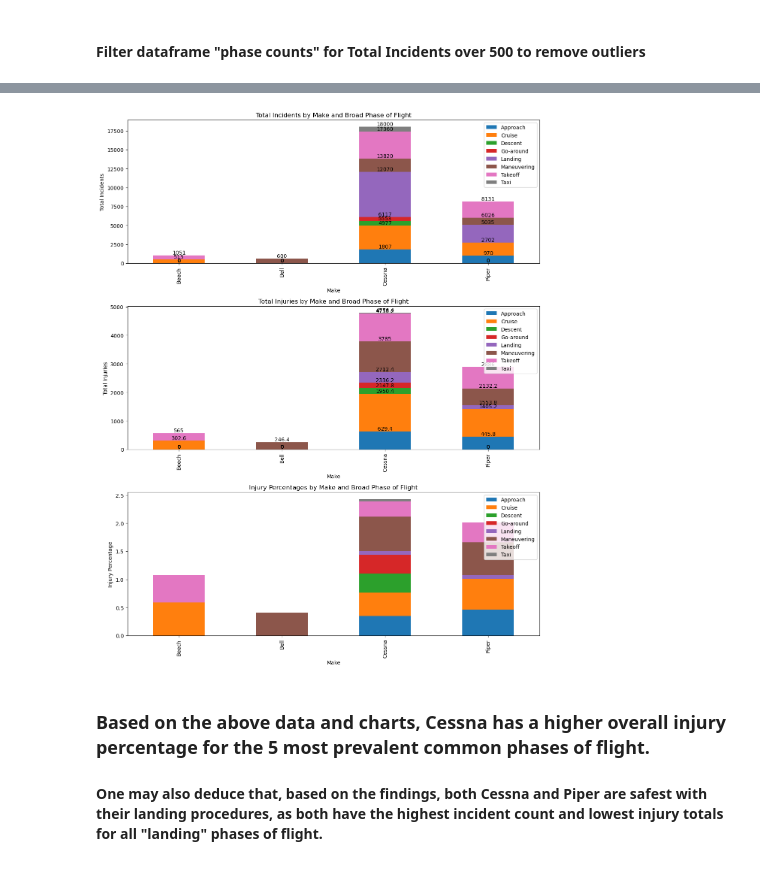
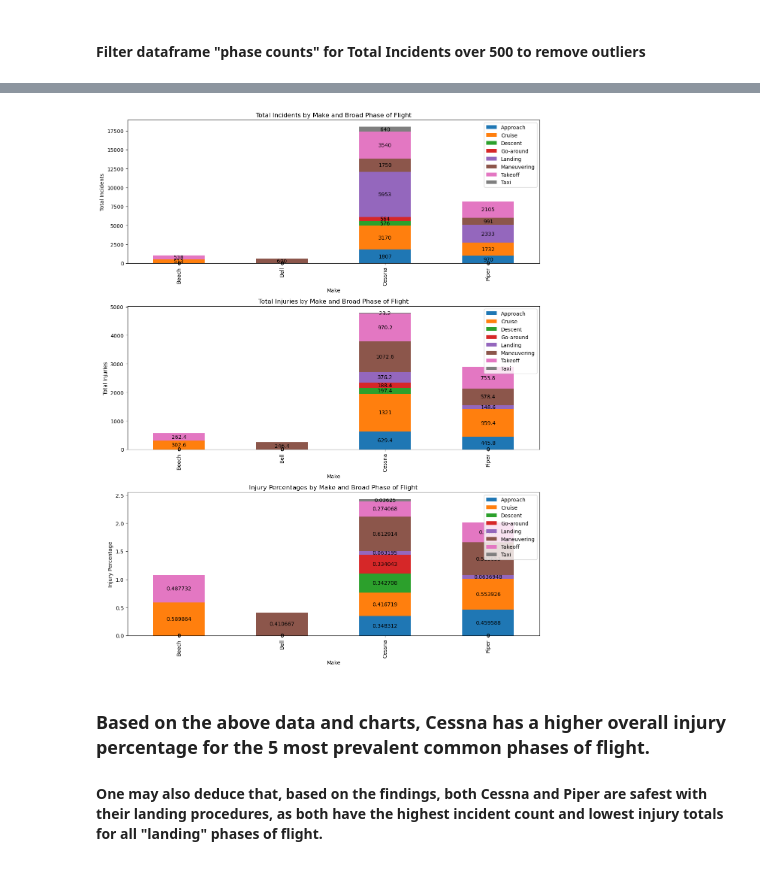
Before and after one commit to nealiyer88/Aviation-Data, a Jupyter notebook: student.ipynb, the cells around one changed output, grey strips where cells are left out. Saved outputs shown, nothing was run; the diff lists cells and outputs as text; code cells hidden in the pictures.

```diff
--- a/student.ipynb
+++ b/student.ipynb
@@ -504,35 +504,36 @@ filtered_phase.sort_values(by='Injury Percentage', ascending=False)
 # %%
 import matplotlib.pyplot as plt
 
 # Assuming filtered_phase, pivot_incidents, pivot_injuries, and pivot_percentage are already defined as per your code
 
 # Creating subplots for three plots
 fig, axes = plt.subplots(nrows=3, ncols=1, figsize=(12, 15))
 
 # Plotting Total Incidents with labels
 pivot_incidents.plot(kind='bar', stacked=True, ax=axes[0], title='Total Incidents by Make and Broad Phase of Flight')
 axes[0].set_ylabel('Total Incidents')
 axes[0].legend(loc='upper right')
 for container in axes[0].containers:
-    axes[0].bar_label(container, label_type='edge')
+    axes[0].bar_label(container, label_type='center')
 
 # Plotting Total Injuries with labels
 pivot_injuries.plot(kind='bar', stacked=True, ax=axes[1], title='Total Injuries by Make and Broad Phase of Flight')
 axes[1].set_ylabel('Total Injuries')
 axes[1].legend(loc='upper right')
 for container in axes[1].containers:
-    axes[1].bar_label(container, label_type='edge')
+    axes[1].bar_label(container, label_type='center')
 
 # Plotting Injury Percentage with percentage labels
 pivot_percentage.plot(kind='bar', stacked=True, ax=axes[2], title='Injury Percentages by Make and Broad Phase of Flight')
 axes[2].set_ylabel('Injury Percentage')
 axes[2].legend(loc='upper right')
-
+for container in axes[2].containers:
+    axes[2].bar_label(container, label_type='center')
 
 plt.tight_layout()
 plt.show()
 # %% [output]
-[figure, old version]
+[figure, new version]
 # %% [markdown]
 ### Based on the above data and charts, Cessna has a higher overall injury percentage for the 5 most prevalent common phases of flight.
 #### One may also deduce that, based on the findings, both Cessna and Piper are safest with their landing procedures, as both have the highest incident count and lowest injury totals for all "landing" phases of flight.
```
